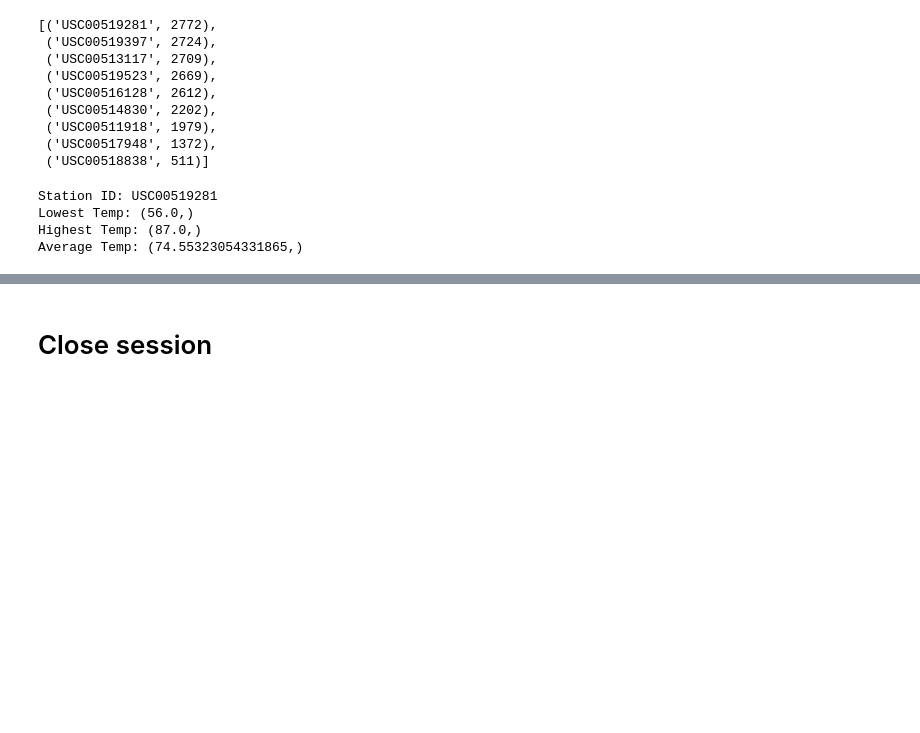
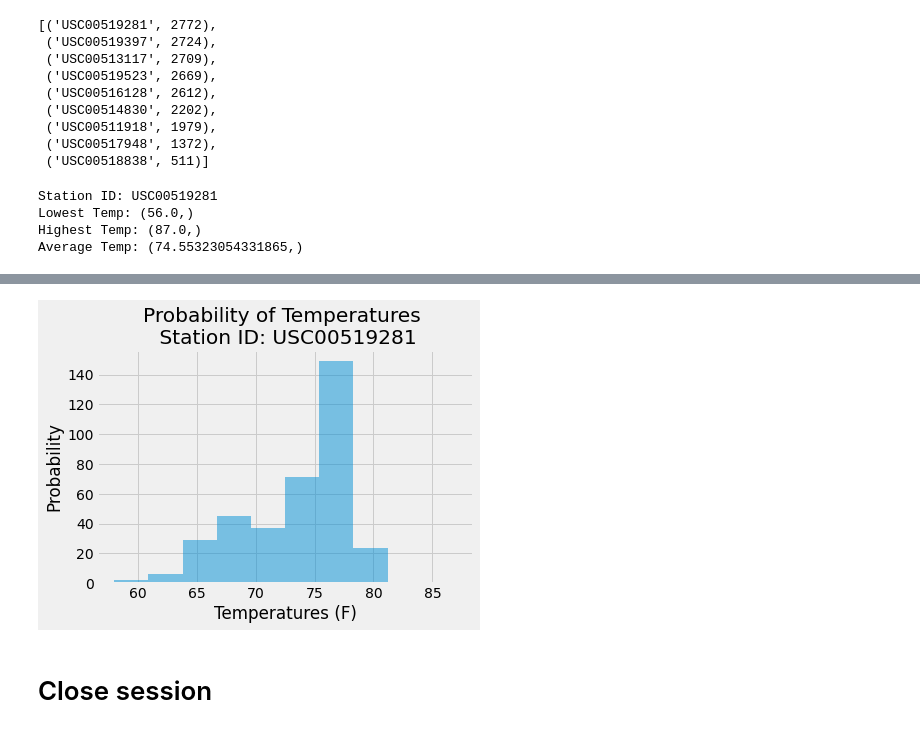
Before and after one commit to rketchum95/sqlalchemy-challenge, a Jupyter notebook: climate_analysis.ipynb, the cells around one changed output, grey strips where cells are left out. Cells and saved outputs as stored; diff of their text form; code cells hidden in the pictures; blank space fills up the shorter version.

```diff
--- a/climate_analysis.ipynb
+++ b/climate_analysis.ipynb
@@ -143,4 +143,10 @@ Average Temp: (74.55323054331865,)
 # %%
 # Using the most active station id
 # Query the last 12 months of temperature observation data for this station and plot the results as a histogram
+temp_top_station = session.query(Measurement.date, Measurement.tobs).\
+    filter(Measurement.station == top_station).\
+    order_by(Measurement.date).limit(365).all()
+top_station_temps = pd.DataFrame(temp_top_station,columns=['Date','Temperature'])
+top_station_temps = top_station_temps.set_index('Date')
+top_station_temps
 # %% [output]
@@ -148,3 +167,12 @@ Average Temp: (74.55323054331865,)
+# %%
+x = top_station_temps['Temperature']
+plt.hist(x, alpha=0.5)
+plt.xlabel('Temperatures (F)')
+plt.ylabel('Probability')
+plt.title('Probability of Temperatures \n Station ID: USC00519281')
+plt.show()
+# %% [output]
+[figure, added]
 # %% [markdown]
 # Close session
 # %%
```
Also changed, not shown: parts of 1 cell of this notebook.
